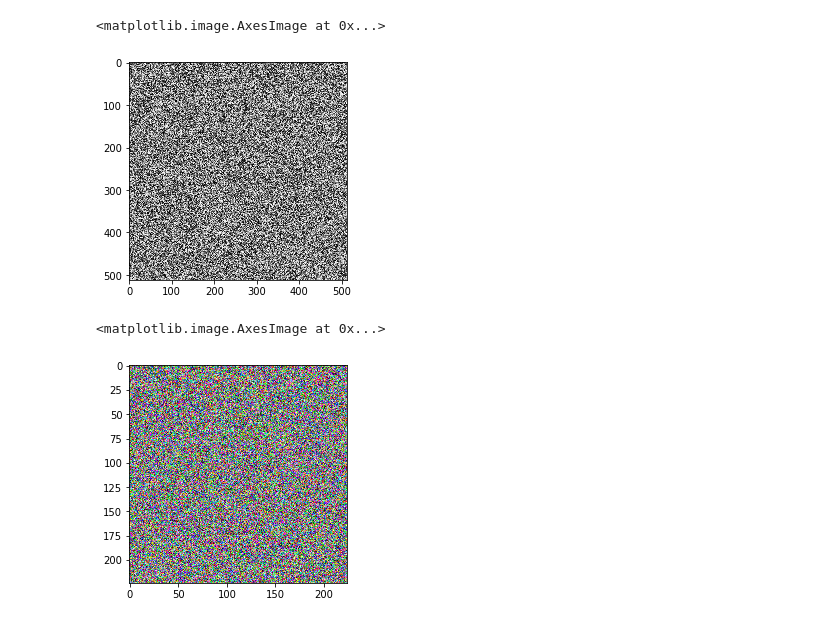
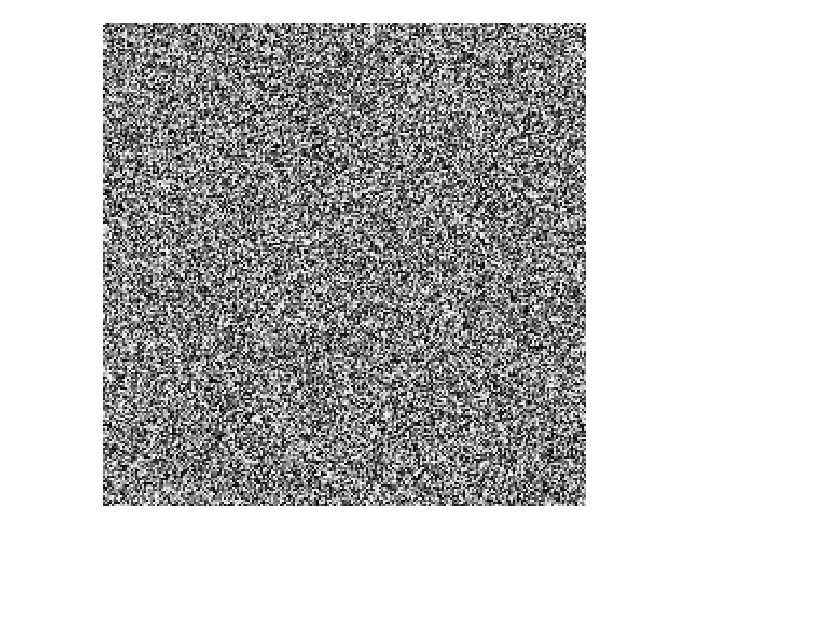
Before and after one commit to ChrCoello/Slides-PARK-CNN, a Jupyter notebook: random_images.ipynb, the cells around one changed output. Cells and saved outputs as stored; diff of their text form; code cells hidden in the pictures; blank space fills up the shorter version.

```diff
--- a/random_images.ipynb
+++ b/random_images.ipynb
@@ -2,14 +2,11 @@
 import numpy as np
 from matplotlib import pyplot as plt
 # %%
-random_image = np.random.randint(low=0, high=255, size=[224,224])
+fig, ax = plt.subplots(figsize=[7, 7])
+random_image = np.random.randint(low=0, high=255, size=(224,224))
 plt.imshow(random_image,interpolation='nearest',cmap=plt.get_cmap('gray'), vmin=0, vmax=255)
+plt.axis('off')
+plt.tight_layout()
+plt.savefig('images/random_image_02.png')
 # %% [output]
-<matplotlib.image.AxesImage at 0x...>
-[figure, old version]
+[figure, new version]
-# %%
-random_image = np.random.randint(low=0, high=255, size=[224,224,3])
-plt.imshow(random_image,interpolation='nearest', vmin=0, vmax=255)
-# %% [output]
-<matplotlib.image.AxesImage at 0x...>
-[figure, removed]
```
Also changed, not shown: 16 other files.
